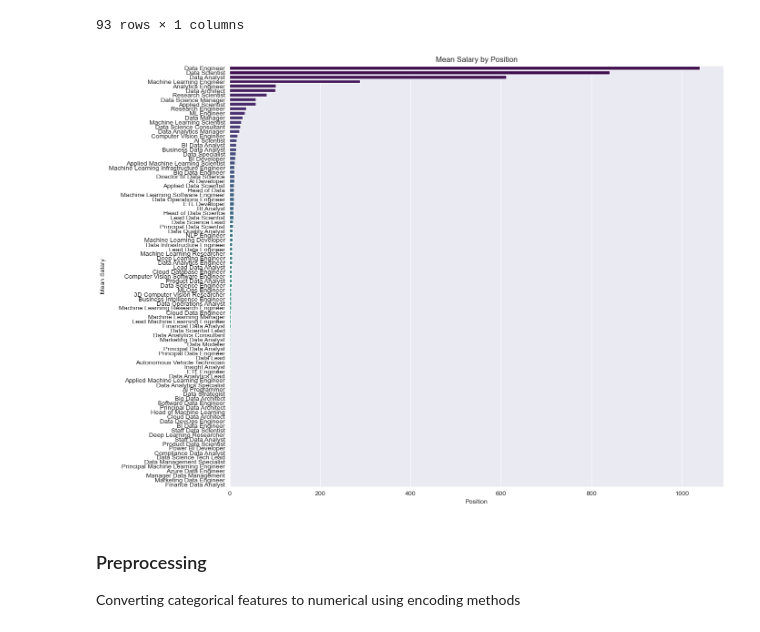
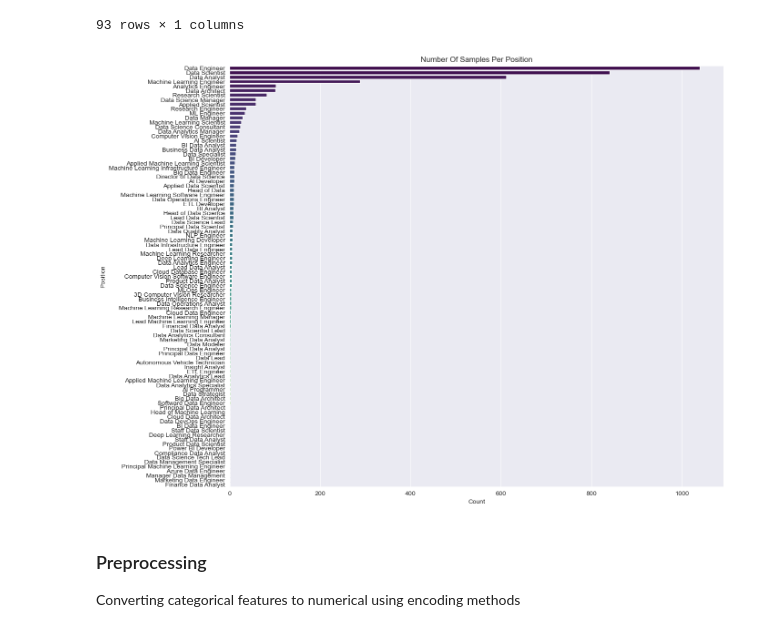
Before and after one commit to itamarKraitman/2024DeepLearningCourseProject, a Jupyter notebook: Main-Notebook.ipynb, the cells around one changed output. Saved outputs shown, nothing was run; the diff lists cells and outputs as text; code cells hidden in the pictures.

```diff
--- a/Main-Notebook.ipynb
+++ b/Main-Notebook.ipynb
@@ -88,14 +88,14 @@ pd.DataFrame(job_title_counts)
 # %%
 plt.figure(figsize=(14,12))
 job_title_counts = data['job_title'].value_counts().reset_index()
 
 sns.barplot(x='count', y='job_title', data=job_title_counts, palette='viridis')
-plt.title('Mean Salary by Position')
-plt.xlabel('Position')
-plt.ylabel('Mean Salary')
+plt.title('Number Of Samples Per Position')
+plt.xlabel('Count')
+plt.ylabel('Position')
 plt.show()
 # %% [output]
-[figure, old version]
+[figure, new version]
 # %% [markdown]
 ### Preprocessing
 Converting categorical features to numerical using encoding methods
```
